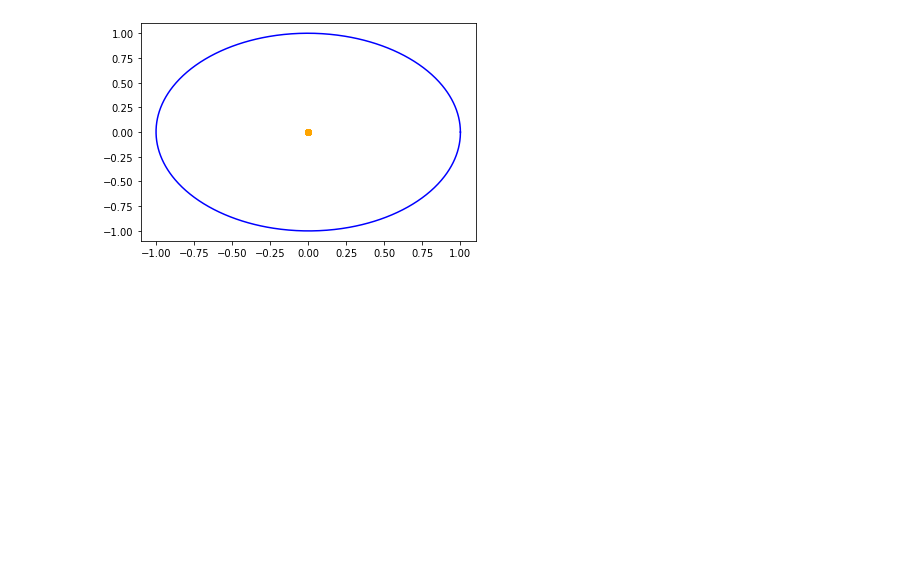
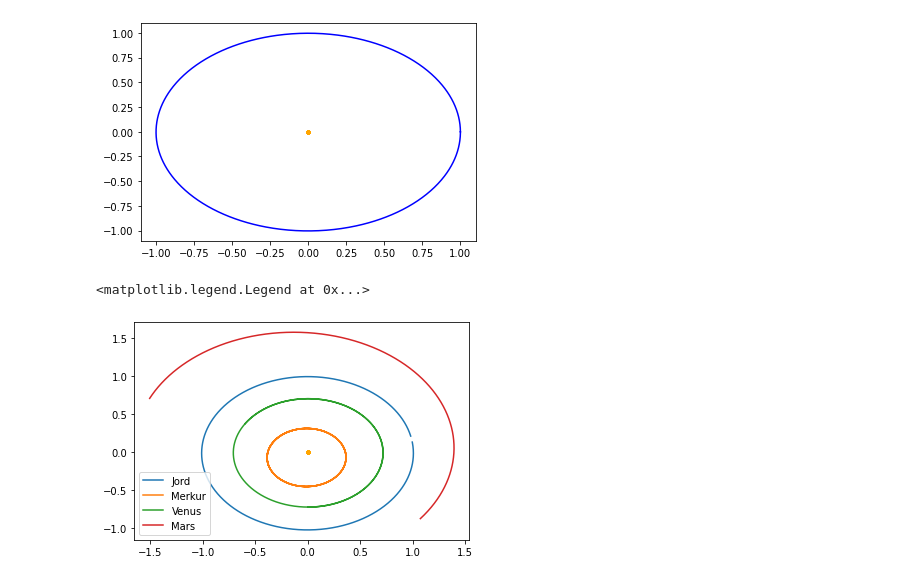
Before and after one commit to mattiastofte/promod, a Jupyter notebook: modellering/Simulasjon_av_Solsystemet_Rapport.ipynb, the cells around one changed output. Cells and saved outputs as stored; diff of their text form; code cells hidden in the pictures; blank space fills up the shorter version.

```diff
--- a/modellering/Simulasjon_av_Solsystemet_Rapport.ipynb
+++ b/modellering/Simulasjon_av_Solsystemet_Rapport.ipynb
@@ -237,25 +232,86 @@ plt.plot(x_2, y_2, 'ro', color='orange') # Sola
 [figure]
 # %%
 # Arrays
-tomme_arrays('x_1','y_1','x_2','y_2','v_x','v_y','tid')
+generer_tomme_lister()
 
 # Initialbetingelser
 x_1[0] = 1
 y_1[0] = 0
 v_x[0] = 0
 v_y[0] = 2*math.pi
-r = radius(x_1[0],y_1[0])
 
 # Euler-Cromers metode
 for i in range(N):
-    v_x[i+1] = v_x[i] + v_der(x_1[i])*dt
-    v_y[i+1] = v_y[i] + v_der(y_1[i])*dt
+    v_x[i+1] = v_x[i] + v_der(x_1[i],x_1[i],y_1[i])*dt
+    v_y[i+1] = v_y[i] + v_der(y_1[i],x_1[i],y_1[i])*dt
     x_1[i+1] = x_1[i] + v_x[i+1]*dt      # Justerer indeksen til farten med 1
     y_1[i+1] = y_1[i] + v_y[i+1]*dt
 
 # Plots
-plt.plot(x_1, y_1, color='blue')         # Jorda
-plt.plot(x_2, y_2, 'ro', color='orange') # Sola
+plt.plot(x_1, y_1, color='blue')               # Jorda
+plt.plot(x_2, y_2, marker='.', color='orange') # Sola
 # %% [output]
 [<matplotlib.lines.Line2D at 0x...>]
 [figure]
+# %%
+from pathlib import Path
+import random
+import os
+
+N = 10000
+tid = np.linspace(t_0,t,N)
+dt = tid[1]-tid[0]
+
+# Funksjoner
+def is_float(string):
+    try:                         # Tester om string kan konverteres til en float uten except
+        return float(string)
+    except ValueError:
+        return False
+
+def v_der(variabel,x,y):
+    return -((G*m_2*variabel)/(((x**2)+(y**2))**(3/2)))
+
+# Klasser
+class Planet:
+    def __init__(self,navn,x_0,y_0,v_x_0,v_y_0,masse):   # Parametere
+        self.navn = navn
+        self.pos = [np.zeros(N),np.zeros(N)]             # Lagrer posisjon i en liste hvor [x,y]
+        self.pos[0][0] = x_0
+        self.pos[1][0] = y_0
+        self.v = [np.zeros(N),np.zeros(N)]
+        self.v[0][0] = v_x_0                             # Lagrer fart i en liste hvor [v_x, v_y]
+        self.v[1][0] = v_y_0
+        self.masse = masse
+        self.bane()
+
+    def bane(self):
+        for i in range(N-1):
+            self.v[0][i+1] = self.v[0][i] + v_der(self.pos[0][i],self.pos[0][i],self.pos[1][i])*dt  # Euler Comers metode
+            self.v[1][i+1] = self.v[1][i] + v_der(self.pos[1][i],self.pos[0][i],self.pos[1][i])*dt
+            self.pos[0][i+1] = self.pos[0][i] + self.v[0][i+1]*dt
+            self.pos[1][i+1] = self.pos[1][i] + self.v[1][i+1]*dt
+        plt.plot(self.pos[0], self.pos[1], label=self.navn)
+
+# Lesing av datafil
+data = []
+with open('/Users/mattiastofte/Desktop/code/python/promod-1/datafiler/planeter_data.dat', 'r') as f: # Åpner filen som nytt objekt f
+    d = f.readlines()                    # Leser av obhektet med metoden readlines()
+    for i in d:                          # Ittererer gjennom linjene av data
+        k = i.rstrip().split(' ')        # Stripper i til en liste k, hvor mellomrom ' ', funker som delimeter
+        data.append([float(i) if is_float(i) else i.replace(':','') for i in k])
+        # Appenderer listen til data, og ved hjelp av listefunksjoner tester man om texten kan konverteres til en float. Dersom den ikke kan gjøre det fjernes : symbolet fra stringen med replace funksjonen.
+
+data = np.array(data) # Konverterer lista til en array
+
+for rad in data:                                            # Ittererer gjennom radene i data arrayen
+    for planet in rad:                                      # Ittererer gjennom kolonnene i data arrayen
+        Planet(planet,rad[1],rad[2],rad[3],rad[4],rad[5])   # Lager ett nytt objekt med spesifiserte parametere fra Planet klassen
+        break                                               # Går ut av loopen slik at vi bare gjør dette for første kolonne
+
+# Pyplot
+plt.plot(x_2, y_2, marker='.', color='orange')   # Sola
+plt.legend()                                     # Labels
+# %% [output]
+<matplotlib.legend.Legend at 0x...>
+[figure, added]
```
Also changed, not shown: parts of 6 cells of this notebook, 2 other files.
